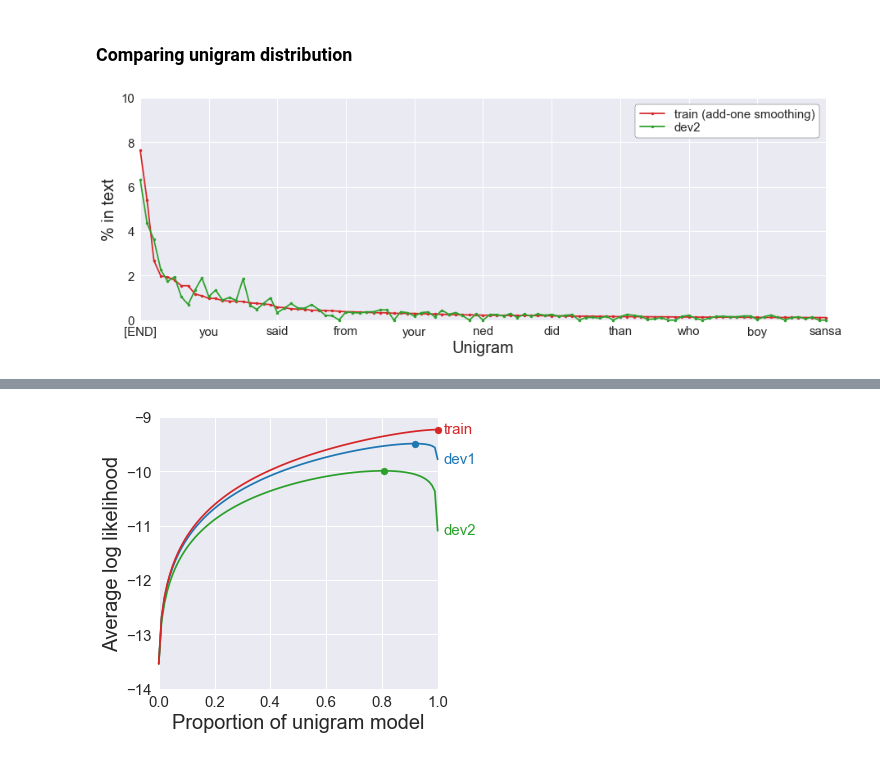
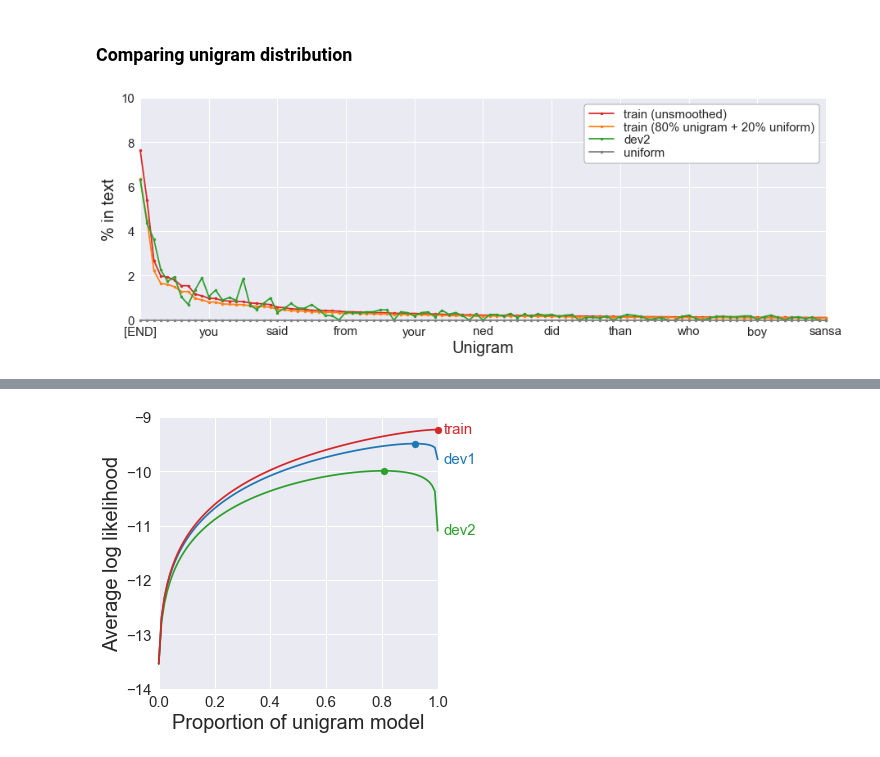
Before and after one commit to khanhnguyendata/ngram, a Jupyter notebook: analysis/part1.ipynb, the cells around one changed output, grey strips where cells are left out. Cells and saved outputs as stored; diff of their text form; code cells hidden in the pictures.

```diff
--- a/analysis/part1.ipynb
+++ b/analysis/part1.ipynb
@@ -160,25 +156,25 @@ train_80_20_unigram_percents = [train_model_smoothed_80_20.probs.get(unigram, 0)
 # %%
 fig, ax = plt.subplots(figsize=(15, 5))
 xlim = 101
-# ax.plot(np.array(sorted_train_unigram_percents[:xlim]), '.-', label='train (unsmoothed)', color='tab:red', clip_on=False)
-# ax.plot(np.array(train_80_20_unigram_percents[:xlim]), '.-', label='train (80% unigram + 20% uniform)', color='tab:orange', clip_on=False)
-ax.plot(np.array(sorted_train_unigram_percents[:xlim]), '.-', label='train (add-one smoothing)', color='tab:red', clip_on=False)
+ax.plot(np.array(sorted_train_unigram_percents[:xlim]), '.-', label='train (unsmoothed)', color='tab:red', clip_on=False)
+ax.plot(np.array(train_80_20_unigram_percents[:xlim]), '.-', label='train (80% unigram + 20% uniform)', color='tab:orange', clip_on=False)
+# ax.plot(np.array(sorted_train_unigram_percents[:xlim]), '.-', label='train (add-one smoothing)', color='tab:red', clip_on=False)
 # ax.plot(np.array(dev1_unigram_percents[:xlim]), '.-', label='dev1', color='tab:blue', clip_on=False)
 ax.plot(np.array(dev2_unigram_percents[:xlim]), '.-', label='dev2', color='tab:green', clip_on=False)
-# ax.plot([1/train_model.vocab_size]*xlim, '.-', label='uniform', color='tab:gray', clip_on=False)
+ax.plot([1/train_model.vocab_size]*xlim, '.-', label='uniform', color='tab:gray', clip_on=False)
 
 
 xticks = range(0, xlim+1, 10)
 xticklabels = np.array(sorted_train_unigrams)[xticks]
 ax.set_xticks(xticks)
 ax.set_xticklabels(xticklabels)
 
 ax.legend(**legend_opts)
 ax.set_xlim(0, xlim-1)
 ax.set_ylim(0, 10)
 ax.set_xlabel('Unigram')
 ax.set_ylabel('% in text')
 
-savefig(fig, 'train_vs_dev2.png')
+savefig(fig, 'train_80_20.png')
 # %% [output]
-[figure, old version]
+[figure, new version]
```
Also changed, not shown: parts of 10 cells of this notebook, 13 other files.
